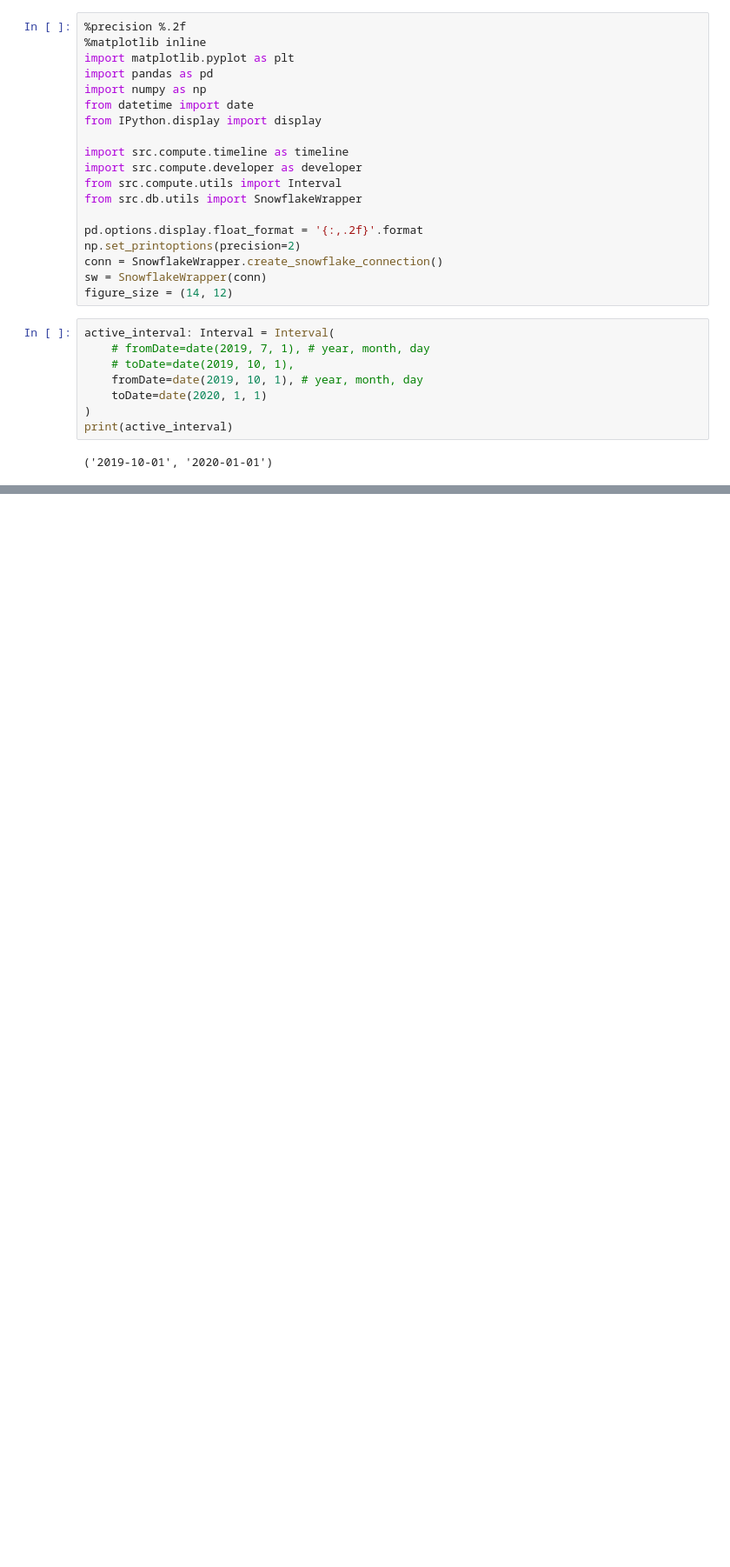
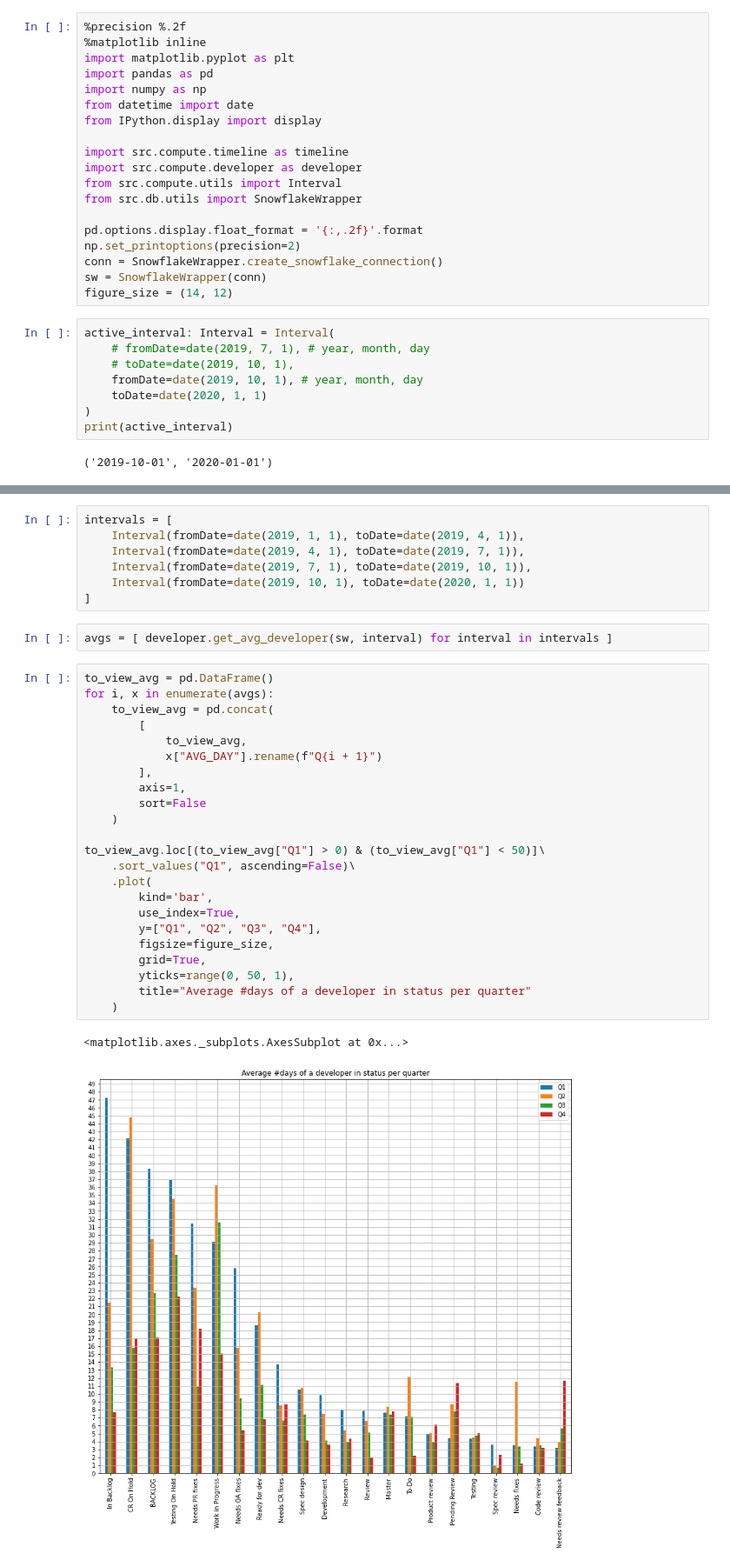
Before and after one commit to pr3mar/thesis, a Jupyter notebook: src/reports/timeline_analysis.ipynb, the cells around one changed output, grey strips where cells are left out. Shown at 87% size. Saved outputs shown, nothing was run; the diff lists cells and outputs as text; blank space fills up the shorter version.

Commit message:
adding quarterly, computing timeline of all-time data

```diff
--- a/src/reports/timeline_analysis.ipynb
+++ b/src/reports/timeline_analysis.ipynb
@@ -162,0 +116,35 @@ combined.loc[(combined["dev"] > 0)]\
+# %%
+intervals = [
+    Interval(fromDate=date(2019, 1, 1), toDate=date(2019, 4, 1)),
+    Interval(fromDate=date(2019, 4, 1), toDate=date(2019, 7, 1)),
+    Interval(fromDate=date(2019, 7, 1), toDate=date(2019, 10, 1)),
+    Interval(fromDate=date(2019, 10, 1), toDate=date(2020, 1, 1))
+]
+# %%
+avgs = [ developer.get_avg_developer(sw, interval) for interval in intervals ]
+# %%
+to_view_avg = pd.DataFrame()
+for i, x in enumerate(avgs):
+    to_view_avg = pd.concat(
+        [
+            to_view_avg,
+            x["AVG_DAY"].rename(f"Q{i + 1}")
+        ],
+        axis=1,
+        sort=False
+    )
+
+to_view_avg.loc[(to_view_avg["Q1"] > 0) & (to_view_avg["Q1"] < 50)]\
+    .sort_values("Q1", ascending=False)\
+    .plot(
+        kind='bar',
+        use_index=True,
+        y=["Q1", "Q2", "Q3", "Q4"],
+        figsize=figure_size,
+        grid=True,
+        yticks=range(0, 50, 1),
+        title="Average #days of a developer in status per quarter"
+    )
+# %% [output]
+<matplotlib.axes._subplots.AxesSubplot at 0x...>
+[figure, added]
```
Also changed, not shown: parts of 9 cells of this notebook, 7 other files.
